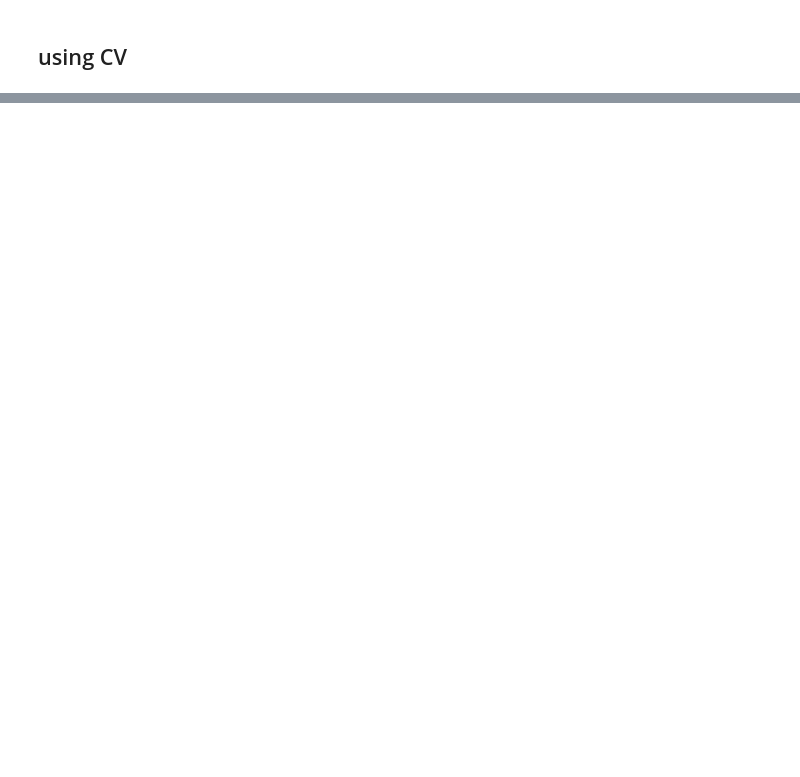
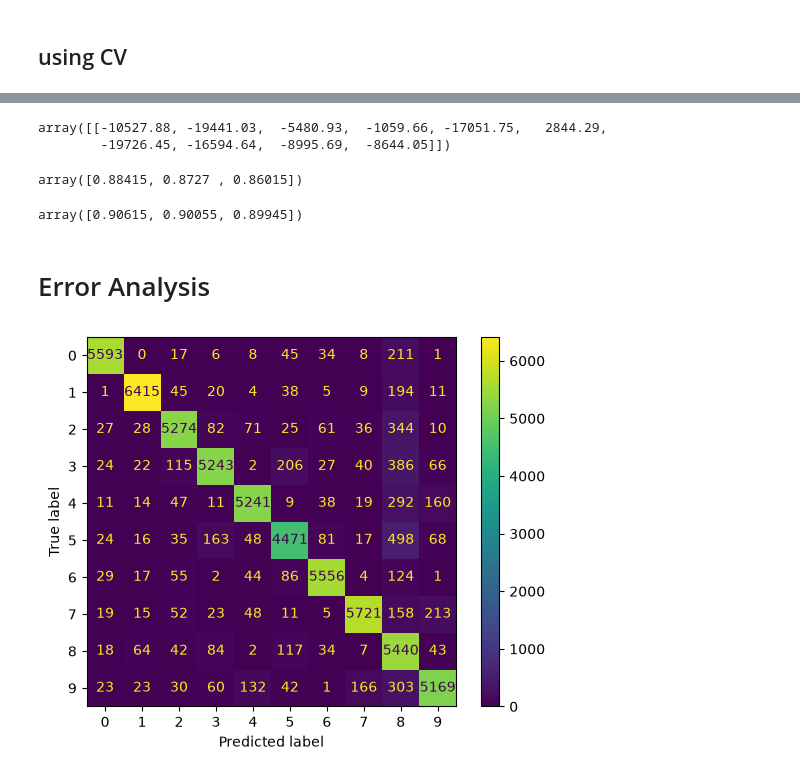
Before and after one commit to surabhi1914/handwriting-classification, a Jupyter notebook: notebooks/01_fetch_data.ipynb, the cells around one changed output, grey strips where cells are left out. Cells and saved outputs as stored; diff of their text form; code cells hidden in the pictures; blank space fills up the shorter version.

Commit message:
Tried error analysis on the multilclass classification and performed multilabel classification

```diff
--- a/notebooks/01_fetch_data.ipynb
+++ b/notebooks/01_fetch_data.ipynb
@@ -124,0 +346,4 @@ array([0.93565, 0.96645, 0.9624 ])
+# %%
+sgd_clf = SGDClassifier(random_state=42)
+# %%
+sgd_clf.fit(X_train, Y_train)
@@ -124,0 +358,24 @@ array([0.93565, 0.96645, 0.9624 ])
+# %%
+some_digit_scores.round(2)
+# %% [output]
+array([[-10527.88, -19441.03,  -5480.93,  -1059.66, -17051.75,   2844.29,
+        -19726.45, -16594.64,  -8995.69,  -8644.05]])
+# %%
+cross_val_score(sgd_clf, X_train, Y_train, cv=3, scoring="accuracy")
+# %% [output]
+array([0.88415, 0.8727 , 0.86015])
+# %%
+scaler = StandardScaler()
+X_train_scaled = scaler.fit_transform(X_train.astype("float64"))
+cross_val_score(sgd_clf, X_train_scaled, Y_train, cv=3, scoring="accuracy")
+# %% [output]
+array([0.90615, 0.90055, 0.89945])
+# %% [markdown]
+# Error Analysis
+# %%
+y_train_pred = cross_val_predict(sgd_clf, X_train_scaled, Y_train, cv=3)
+# %%
+ConfusionMatrixDisplay.from_predictions(Y_train, y_train_pred)
+plt.show()
+# %% [output]
+[figure, added]
```
Also changed, not shown: parts of 70 cells of this notebook, 8 other files.
